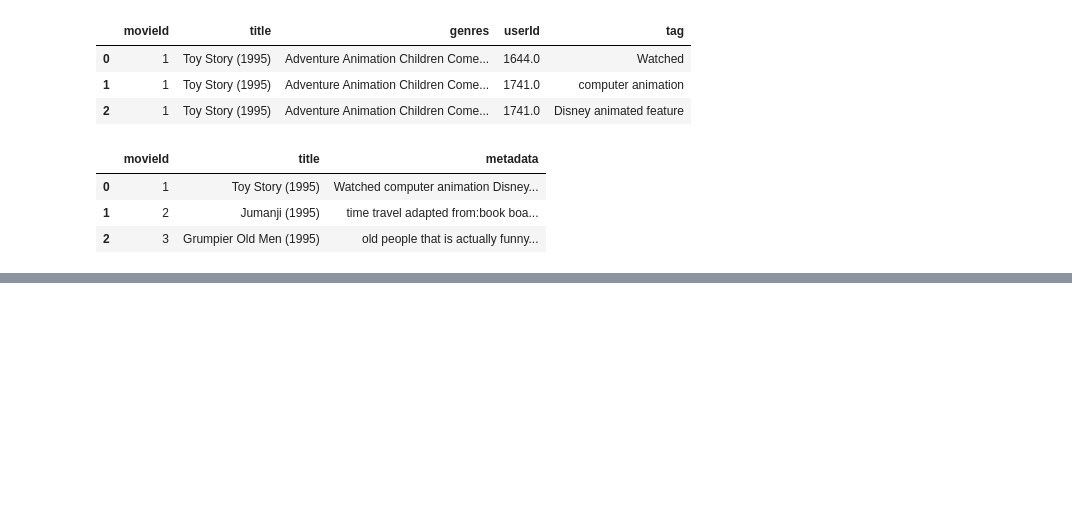
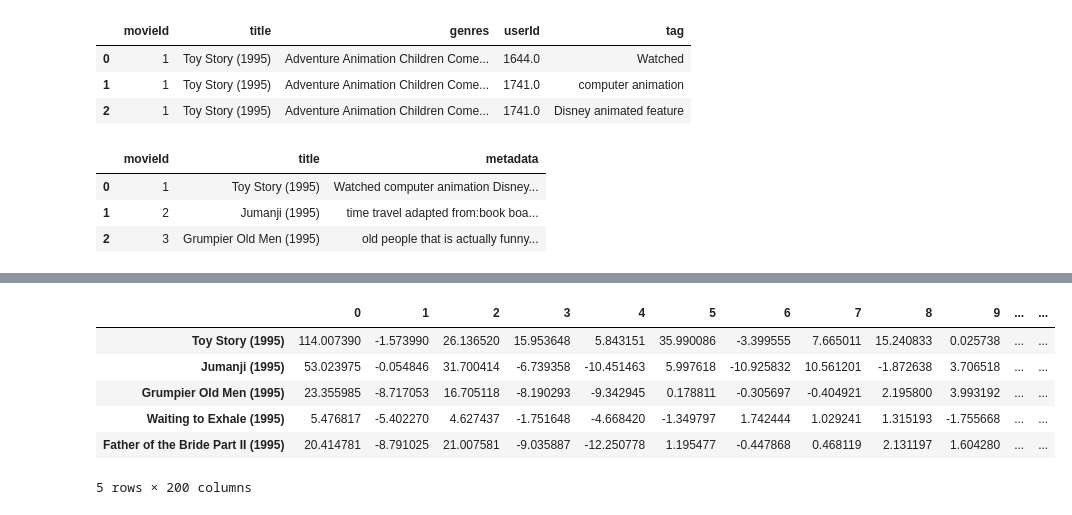
Before and after one commit to Abhinav7272/movie-recommentation-system-, a Jupyter notebook: mrs.ipynb, the cells around one changed output, grey strips where cells are left out. Saved outputs shown, nothing was run; the diff lists cells and outputs as text; code cells hidden in the pictures; blank space fills up the shorter version.

```diff
--- a/mrs.ipynb
+++ b/mrs.ipynb
@@ -99,0 +167,4 @@ final.shape
+# %%
+ratings_f1=pd.merge(movies[['movieId']],ratings_f,on="movieId",how="right")
+ratings_f2 = ratings_f1.pivot(index = 'movieId', columns = 'userId', values ='rating').fillna(0)
+ratings_f2.head(3)
@@ -99,0 +186,5 @@ final.shape
+# %%
+from sklearn.decomposition import TruncatedSVD
+svd = TruncatedSVD(n_components = 200)
+latent_matrix_2 = svd.fit_transform(ratings_f2)
+latent_matrix_2_df=pd.DataFrame(latent_matrix_2,index=final.title.tolist())
@@ -99,0 +205,10 @@ final.shape
+# %%
+latent_matrix_2_df.head()
+# %% [output]
+|  | 0 | 1 | 2 | 3 | 4 | 5 | 6 | 7 | 8 | 9 | ... | ... |
+| Toy Story (1995) | 114.007390 | -1.573990 | 26.136520 | 15.953648 | 5.843151 | 35.990086 | -3.399555 | 7.665011 | 15.240833 | 0.025738 | ... | ... |
+| Jumanji (1995) | 53.023975 | -0.054846 | 31.700414 | -6.739358 | -10.451463 | 5.997618 | -10.925832 | 10.561201 | -1.872638 | 3.706518 | ... | ... |
+| Grumpier Old Men (1995) | 23.355985 | -8.717053 | 16.705118 | -8.190293 | -9.342945 | 0.178811 | -0.305697 | -0.404921 | 2.195800 | 3.993192 | ... | ... |
+| Waiting to Exhale (1995) | 5.476817 | -5.402270 | 4.627437 | -1.751648 | -4.668420 | -1.349797 | 1.742444 | 1.029241 | 1.315193 | -1.755668 | ... | ... |
+| Father of the Bride Part II (1995) | 20.414781 | -8.791025 | 21.007581 | -9.035887 | -12.250778 | 1.195477 | -0.447868 | 0.468119 | 2.131197 | 1.604280 | ... | ... |
+5 rows × 200 columns
```
Also changed, not shown: parts of 29 cells of this notebook.
